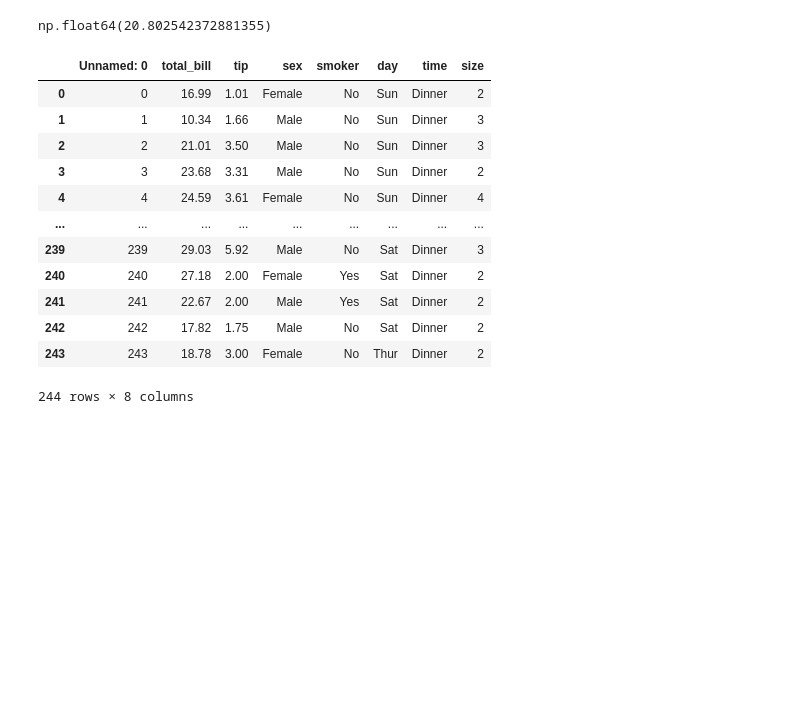
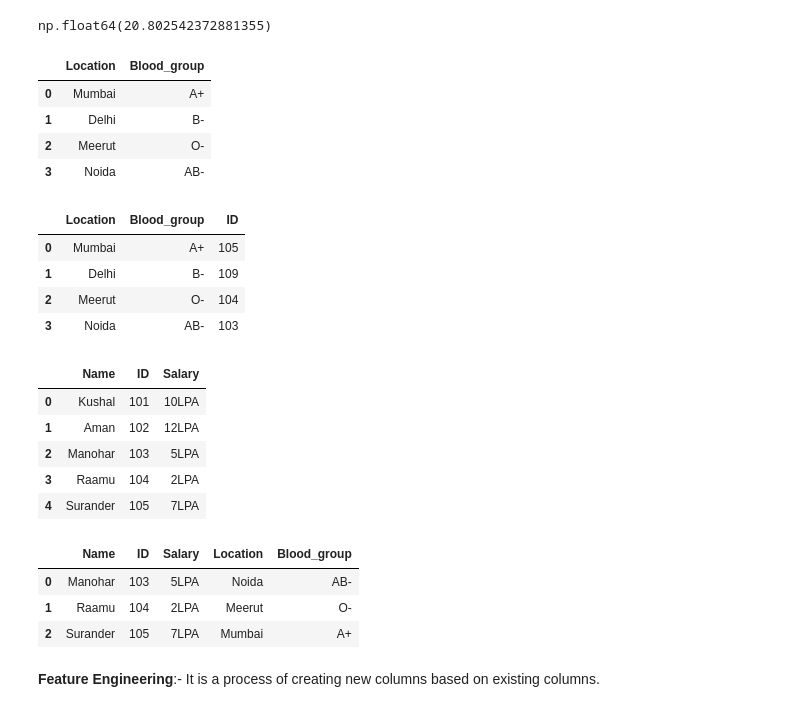
Before and after one commit to avnish-007/temp-repo, a Jupyter notebook: Data_cleaning.ipynb, the cells around one changed output. Drawn from its saved outputs; the diff is of its cells as text; code cells hidden in the pictures; blank space fills up the shorter version.

```diff
--- a/Data_cleaning.ipynb
+++ b/Data_cleaning.ipynb
@@ -675,18 +675,13 @@ male_avg_bill.get_group(('Male','Sat','Dinner'))['total_bill'].mean()
 # %% [output]
 np.float64(20.802542372881355)
 # %%
-tips
+# Concatination of DataFrames: It is a process of merging two or more dataframes
+df_1 = pd.DataFrame({'Location': ['Mumbai','Delhi','Meerut','Noida'],
+                     'Blood_group': ['A+','B-','O-','AB-']})
+df_1
 # %% [output]
-|  | Unnamed: 0 | total_bill | tip | sex | smoker | day | time | size |
-| 0 | 0 | 16.99 | 1.01 | Female | No | Sun | Dinner | 2 |
-| 1 | 1 | 10.34 | 1.66 | Male | No | Sun | Dinner | 3 |
-| 2 | 2 | 21.01 | 3.50 | Male | No | Sun | Dinner | 3 |
-| 3 | 3 | 23.68 | 3.31 | Male | No | Sun | Dinner | 2 |
-| 4 | 4 | 24.59 | 3.61 | Female | No | Sun | Dinner | 4 |
-| ... | ... | ... | ... | ... | ... | ... | ... | ... |
-| 239 | 239 | 29.03 | 5.92 | Male | No | Sat | Dinner | 3 |
-| 240 | 240 | 27.18 | 2.00 | Female | Yes | Sat | Dinner | 2 |
-| 241 | 241 | 22.67 | 2.00 | Male | Yes | Sat | Dinner | 2 |
-| 242 | 242 | 17.82 | 1.75 | Male | No | Sat | Dinner | 2 |
-| 243 | 243 | 18.78 | 3.00 | Female | No | Thur | Dinner | 2 |
+|  | Location | Blood_group |
+| 0 | Mumbai | A+ |
+| 1 | Delhi | B- |
+| 2 | Meerut | O- |
+| 3 | Noida | AB- |
-244 rows × 8 columns
@@ -692,0 +708,30 @@ tips
+# %%
+df_1['ID'] = [105,109,104,103]
+df_1
+# %% [output]
+|  | Location | Blood_group | ID |
+| 0 | Mumbai | A+ | 105 |
+| 1 | Delhi | B- | 109 |
+| 2 | Meerut | O- | 104 |
+| 3 | Noida | AB- | 103 |
+# %%
+df_2 = pd.DataFrame({'Name': ['Kushal','Aman','Manohar','Raamu','Surander'],
+                     'ID': [101,102,103,104,105],
+                     'Salary': ['10LPA','12LPA','5LPA','2LPA','7LPA']})
+df_2
+# %% [output]
+|  | Name | ID | Salary |
+| 0 | Kushal | 101 | 10LPA |
+| 1 | Aman | 102 | 12LPA |
+| 2 | Manohar | 103 | 5LPA |
+| 3 | Raamu | 104 | 2LPA |
+| 4 | Surander | 105 | 7LPA |
+# %%
+pd.merge(df_2,df_1,on='ID',how='inner')
+# %% [output]
+|  | Name | ID | Salary | Location | Blood_group |
+| 0 | Manohar | 103 | 5LPA | Noida | AB- |
+| 1 | Raamu | 104 | 2LPA | Meerut | O- |
+| 2 | Surander | 105 | 7LPA | Mumbai | A+ |
+# %% [markdown]
+**Feature Engineering**:- It is a process of creating new columns based on existing columns.
```
Also changed, not shown: parts of 8 cells of this notebook.
